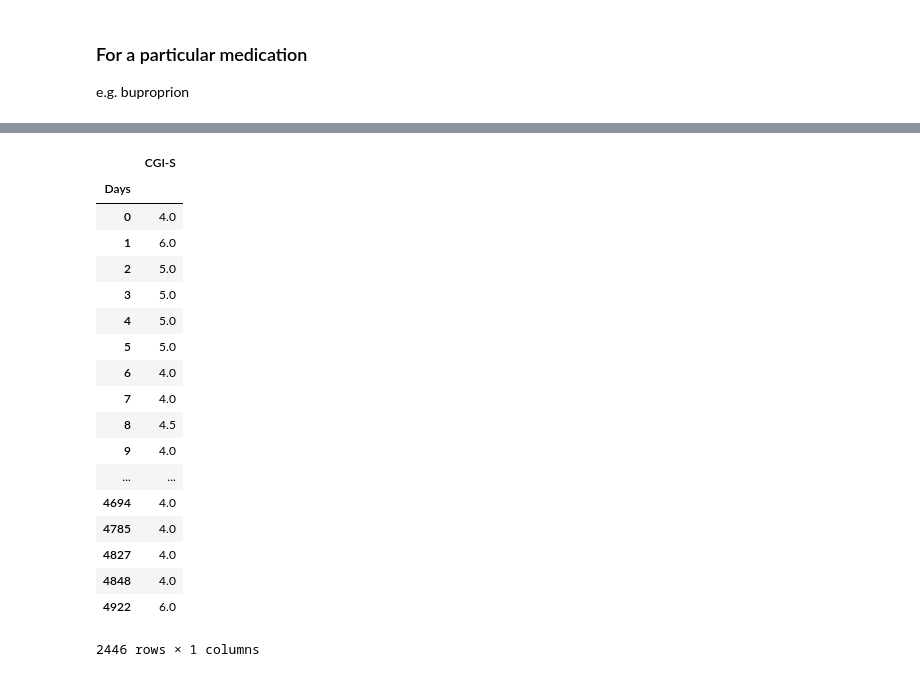
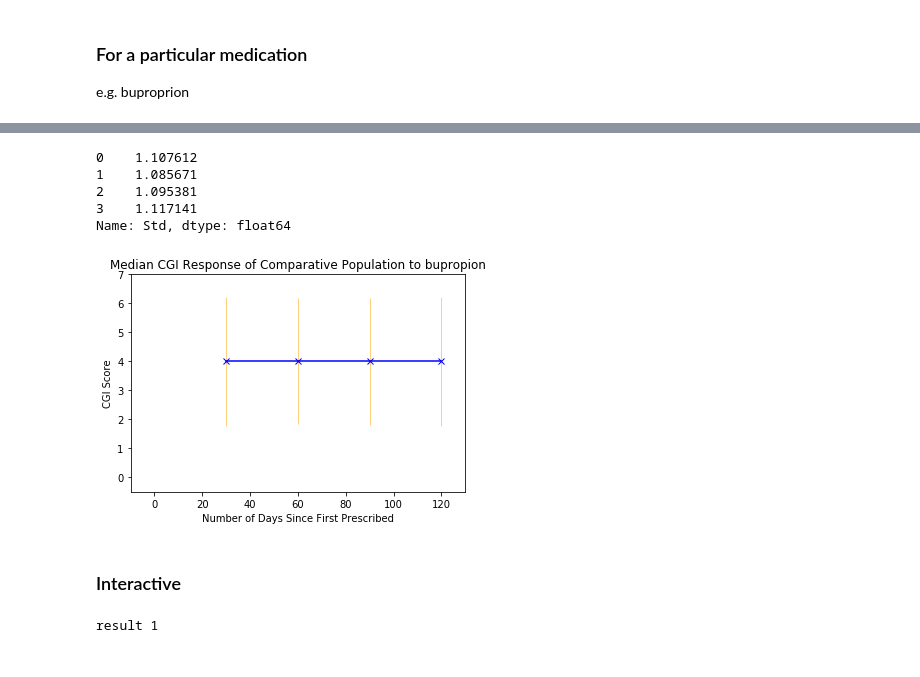
Before and after one commit to geraldinepyh/VDL, a Jupyter notebook: src/MDD_Querying_Temp.ipynb, the cells around one changed output, grey strips where cells are left out. Saved outputs shown, nothing was run; the diff lists cells and outputs as text; code cells hidden in the pictures.

```diff
--- a/src/MDD_Querying_Temp.ipynb
+++ b/src/MDD_Querying_Temp.ipynb
@@ -340,0 +418,25 @@ e.g. buproprion
+# %%
+median_df['Std']
+# %% [output]
+0    1.107612
+1    1.085671
+2    1.095381
+3    1.117141
+Name: Std, dtype: float64
+# %%
+plt.errorbar(rng, median_df['Median'],
+             yerr = median_df['Std'] *2,
+             color = 'blue',
+             marker = 'x',
+             ecolor = 'orange', elinewidth=0.5)
+
+plt.axis([-10, 130, -0.5,7])
+plt.title(f'Median CGI Response of Comparative Population to {med_of_interest}')
+plt.xlabel('Number of Days Since First Prescribed')
+plt.ylabel('CGI Score')
+plt.savefig('../data/intermediate/historic_median_cgi_binned.png', bbox_inches='tight')
+plt.show()
+# %% [output]
+[figure, added]
+# %% [markdown]
+### Interactive
@@ -341,23 +448,10 @@ e.g. buproprion
+# %%
+@interact
+def myfunc(x = ['1','2','3','4']):
+    print("result",x)
+# %% [output]
+result 1
 # %%
-bupropion_cgi = pop_mdd[pop_mdd.Medication =='bupropion'].groupby('Days').agg({'CGI-S':'median'}) #['CGI-S'].apply(list)
-bupropion_cgi
+@interact
+def show_meds_CGIbyDays(med=meds_list, x=365): #list
+    return pop_mdd[pop_mdd.Medication ==med].groupby('Days').agg({'CGI-S':'median'}).loc[temp.index<x]
-# %% [output]
-|  | CGI-S |
-| Days |  |
-| 0 | 4.0 |
-| 1 | 6.0 |
-| 2 | 5.0 |
-| 3 | 5.0 |
-| 4 | 5.0 |
-| 5 | 5.0 |
-| 6 | 4.0 |
-| 7 | 4.0 |
-| 8 | 4.5 |
-| 9 | 4.0 |
-| ... | ... |
-| 4694 | 4.0 |
-| 4785 | 4.0 |
-| 4827 | 4.0 |
-| 4848 | 4.0 |
-| 4922 | 6.0 |
-2446 rows × 1 columns
```
Also changed, not shown: parts of 18 cells of this notebook.
